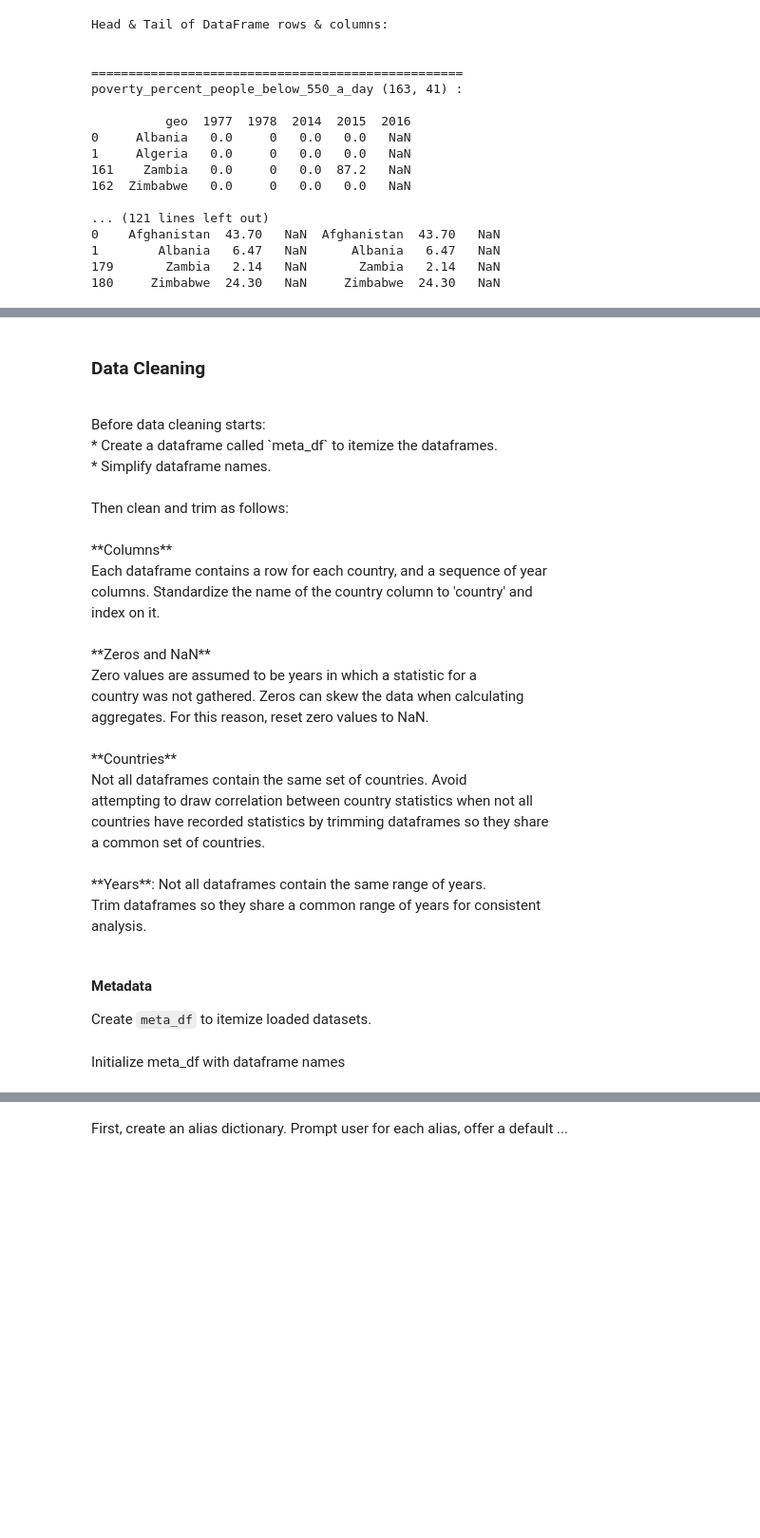
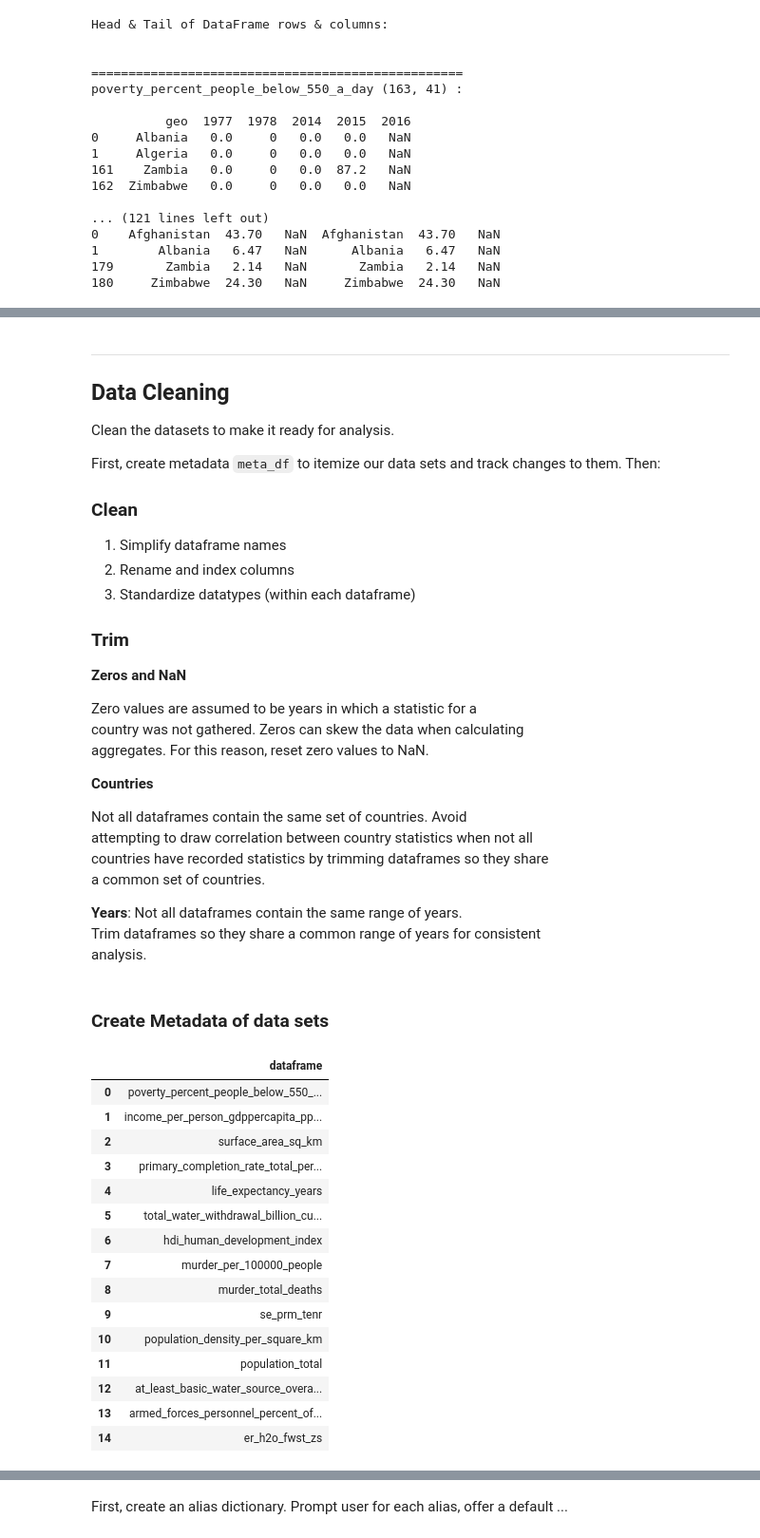
Before and after one commit to leaherb/GoFish, a Jupyter notebook: GoFish.ipynb, the cells around one changed output, grey strips where cells are left out. Shown at 95% size. Saved outputs shown, nothing was run; the diff lists cells and outputs as text; code cells hidden in the pictures; blank space fills up the shorter version.

Commit message:
refactor: Separate clean and trim functions, clarify comments

```diff
--- a/GoFish.ipynb
+++ b/GoFish.ipynb
@@ -92,37 +120,56 @@ Clean the datasets to make it ready for analysis ...
 # %% [markdown]
-### Data Cleaning<br>
-<br>
-Before data cleaning starts:<br>
-* Create a dataframe called `meta_df` to itemize the dataframes.<br>
-* Simplify dataframe names.<br>
-<br>
-Then clean and trim as follows:<br>
-<br>
- **Columns**<br>
- Each dataframe contains a row for each country, and a sequence of year<br>
- columns. Standardize the name of the country column to 'country' and <br>
- index on it.<br>
-<br>
- **Zeros and NaN**<br>
+---
+## Data Cleaning
+Clean the datasets to make it ready for analysis.
+
+First, create metadata `meta_df` to itemize our data sets and track changes to them. Then:
+
+### Clean
+
+1. Simplify dataframe names
+2. Rename and index columns
+1. Standardize datatypes (within each dataframe)
+
+### Trim
+
+
+ **Zeros and NaN**
+
  Zero values are assumed to be years in which a statistic for a <br>
  country was not gathered. Zeros can skew the data when calculating <br>
- aggregates. For this reason, reset zero values to NaN.<br>
-<br>
- **Countries**<br>
+ aggregates. For this reason, reset zero values to NaN.
+
+ **Countries**
+
  Not all dataframes contain the same set of countries.  Avoid <br>
 attempting to draw correlation between country statistics when not all <br>
 countries have recorded statistics by trimming dataframes so they share <br>
-a common set of countries.<br>
-<br>
+a common set of countries.
+
  **Years**: Not all dataframes contain the same range of years. <br>
  Trim dataframes so they share a common range of years for consistent <br>
  analysis.
-# %% [markdown]
-#### Metadata<br>
-Create `meta_df` to itemize loaded datasets.
-# %% [markdown]
-Initialize meta_df with dataframe names
+# %% [markdown]
+### Create Metadata of data sets
 # %%
 meta_df = pd.DataFrame([dfname for dfname in datasets_di.keys()], \
                        columns=['dataframe'])
+meta_df
+# %% [output]
+|  | dataframe |
+| 0 | poverty_percent_people_below_550_... |
+| 1 | income_per_person_gdppercapita_pp... |
+| 2 | surface_area_sq_km |
+| 3 | primary_completion_rate_total_per... |
+| 4 | life_expectancy_years |
+| 5 | total_water_withdrawal_billion_cu... |
+| 6 | hdi_human_development_index |
+| 7 | murder_per_100000_people |
+| 8 | murder_total_deaths |
+| 9 | se_prm_tenr |
+| 10 | population_density_per_square_km |
+| 11 | population_total |
+| 12 | at_least_basic_water_source_overa... |
+| 13 | armed_forces_personnel_percent_of... |
+| 14 | er_h2o_fwst_zs |
 # %% [markdown]
```
Also changed, not shown: parts of 29 cells of this notebook.
